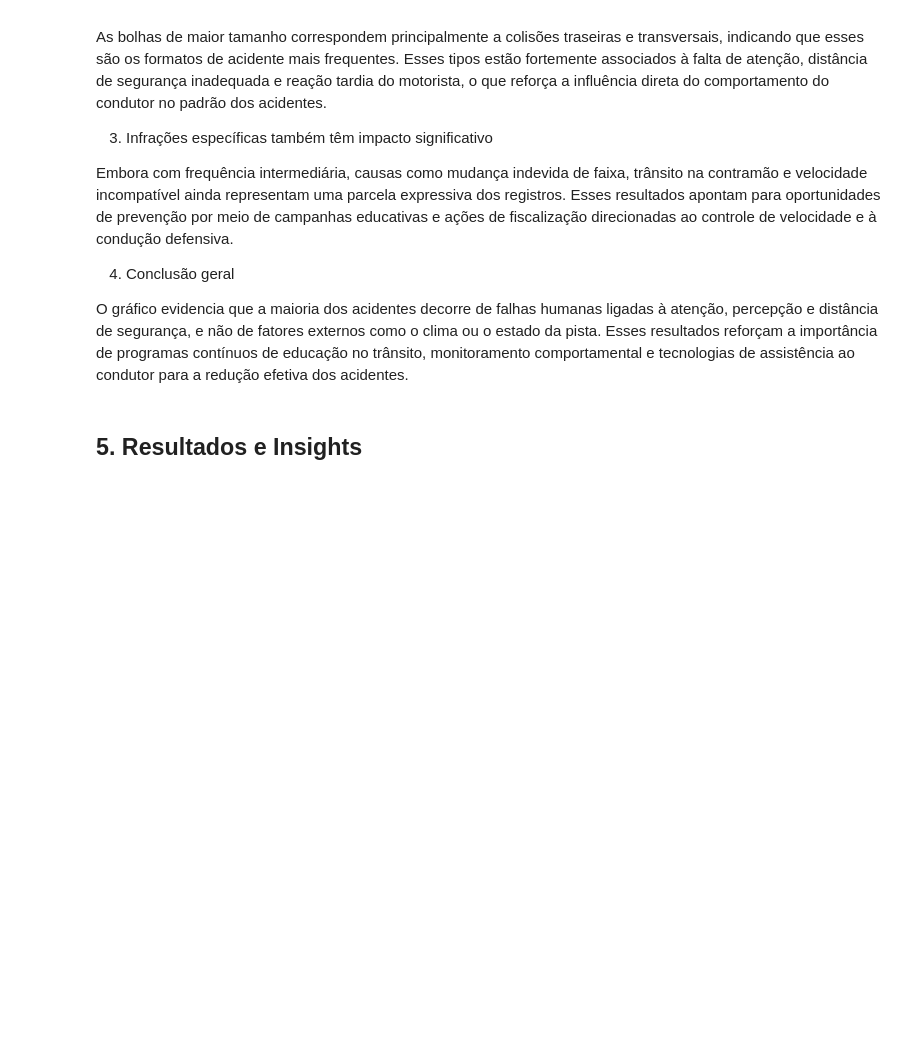
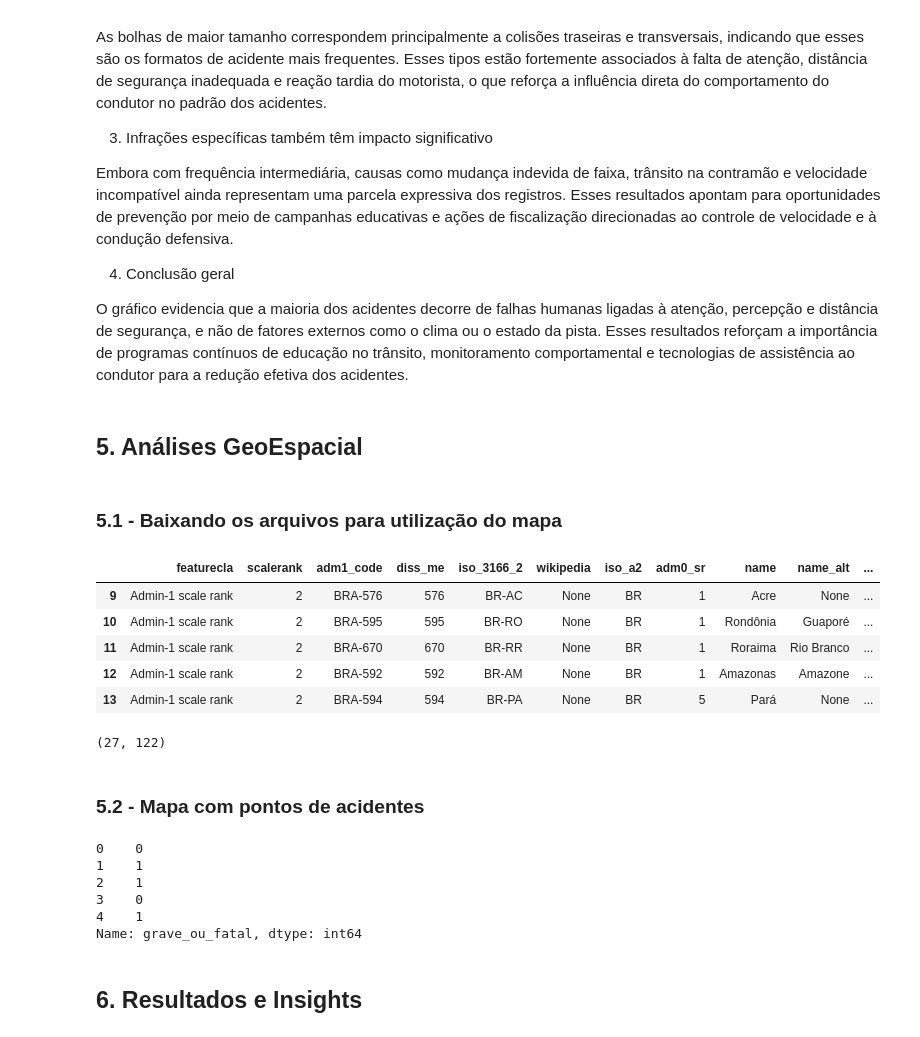
Before and after one commit to Felipeglnd/Projeto_PRF, a Jupyter notebook: Projeto_PRF_23_24/notebooks/EDA_PRF.ipynb, the cells around one changed output. Saved outputs shown, nothing was run; the diff lists cells and outputs as text; code cells hidden in the pictures; blank space fills up the shorter version.

Commit message:
Inicio da análise geoespacial

```diff
--- a/Projeto_PRF_23_24/notebooks/EDA_PRF.ipynb
+++ b/Projeto_PRF_23_24/notebooks/EDA_PRF.ipynb
@@ -1386,6 +1418,61 @@ Esses resultados apontam para oportunidades de prevenção por meio de campanhas
 
 O gráfico evidencia que a maioria dos acidentes decorre de falhas humanas ligadas à atenção, percepção e distância de segurança, e não de fatores externos como o clima ou o estado da pista.
 Esses resultados reforçam a importância de programas contínuos de educação no trânsito, monitoramento comportamental e tecnologias de assistência ao condutor para a redução efetiva dos acidentes.
+# %% [markdown]
+## 5. Análises GeoEspacial
+# %% [markdown]
+### 5.1 - Baixando os arquivos para utilização do mapa
+# %%
+gdf = df_prf.copy()
+
+# URL do ShapFile dos Estados
+#url = 'https://naturalearth.s3.amazonaws.com/50m_cultural/ne_50m_admin_1_states_provinces.zip'
+
+# Baixar o arquivo ZIP
+#r = requests.get(url)
+#z = zipfile.ZipFile(io.BytesIO(r.content))
+#z.extractall('brasil_admin1')
+
+# Carregar o ShapeFile
+world = gpd.read_file('../data/brasil_admin1/ne_50m_admin_1_states_provinces.shp')
+
+# Filtrar somente o Brasil
+brazil = world[world['admin'] == 'Brazil']
+
+brazil.head()
+# %% [output]
+|  | featurecla | scalerank | adm1_code | diss_me | iso_3166_2 | wikipedia | iso_a2 | adm0_sr | name | name_alt | ... |
+| 9 | Admin-1 scale rank | 2 | BRA-576 | 576 | BR-AC | None | BR | 1 | Acre | None | ... |
+| 10 | Admin-1 scale rank | 2 | BRA-595 | 595 | BR-RO | None | BR | 1 | Rondônia | Guaporé | ... |
+| 11 | Admin-1 scale rank | 2 | BRA-670 | 670 | BR-RR | None | BR | 1 | Roraima | Rio Branco | ... |
+| 12 | Admin-1 scale rank | 2 | BRA-592 | 592 | BR-AM | None | BR | 1 | Amazonas | Amazone | ... |
+| 13 | Admin-1 scale rank | 2 | BRA-594 | 594 | BR-PA | None | BR | 5 | Pará | None | ... |
+# %%
+brazil.shape
+# %% [output]
+(27, 122)
+# %% [markdown]
+### 5.2 - Mapa com pontos de acidentes
+# %%
+fig, ax = plt.subplots(figsize=(12, 12))
+
+brazil.plot(ax=ax, color='lightgray', edgecolor='black')
+
+# plotar acidentes leves na cor (verde)
+gdf[gdf['grave_ou_fatal'] == 0].plot(
+    ax=ax,
+    markersize=5,
+    color='green',
+    alpha=0.4,
+    label='Acidentes sem Gravidade'
+)
+# %% [output]
+0    0
+1    1
+2    1
+3    0
+4    1
+Name: grave_ou_fatal, dtype: int64
 # %% [markdown]
-## 5. Resultados e Insights
+## 6. Resultados e Insights
 # %% [markdown]
```
Also changed, not shown: parts of 15 cells of this notebook, 7 other files.
